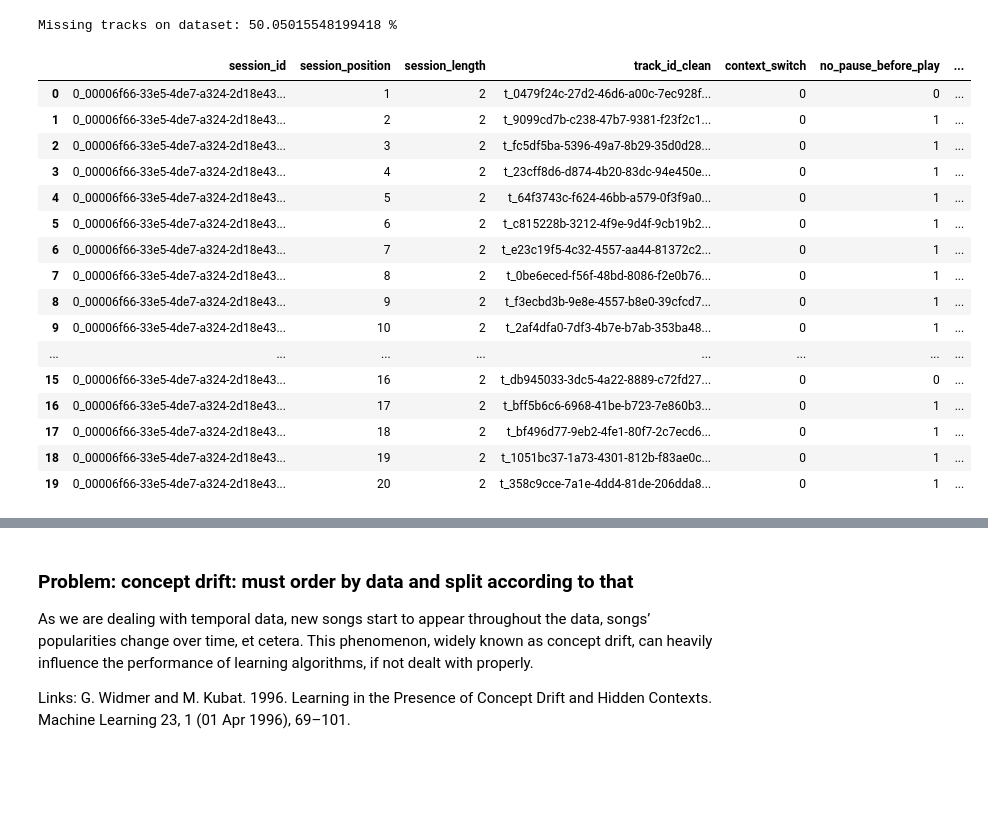
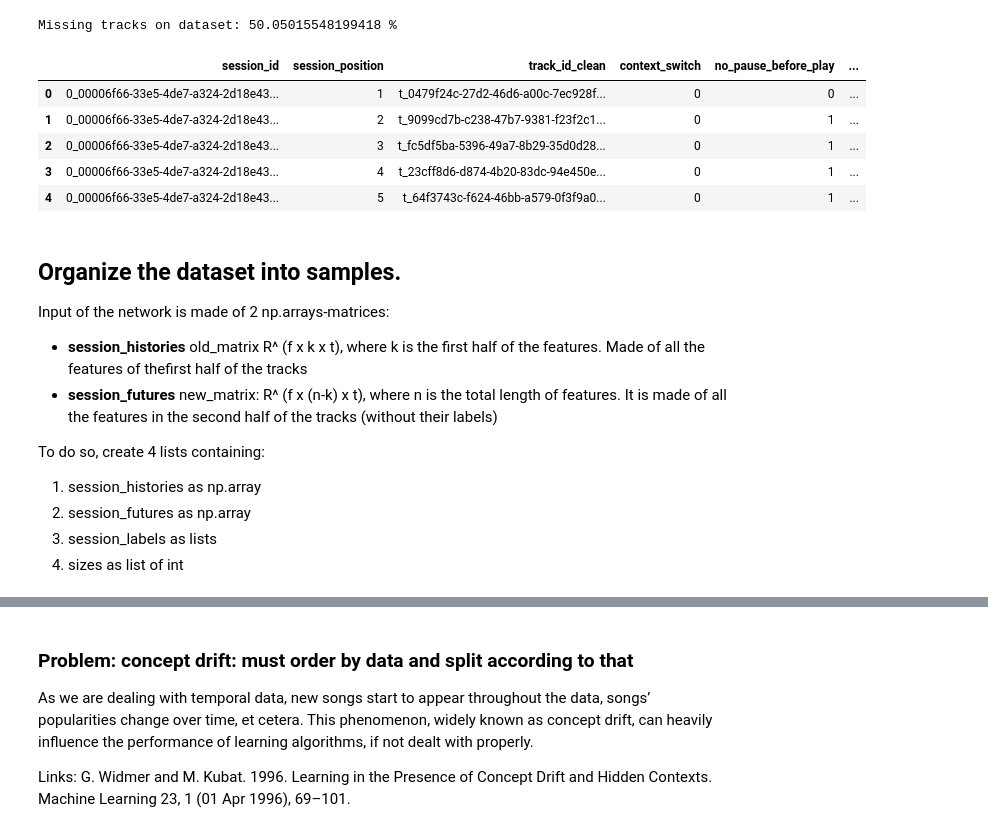
Before and after one commit to danmontesi/ScalableMLDL-KTH, a Jupyter notebook: Project/SpotifySkipPrediction.ipynb, the cells around one changed output, grey strips where cells are left out. Cells and saved outputs as stored; diff of their text form; code cells hidden in the pictures; blank space fills up the shorter version.

Commit message:
Complete dataset, partially complete some feature engineering

```diff
--- a/Project/SpotifySkipPrediction.ipynb
+++ b/Project/SpotifySkipPrediction.ipynb
@@ -365,22 +375,11 @@ tf.drop("track_id", axis=1, inplace=True)
 # %%
 dataset = data.merge(tf, on = 'track_id_clean', how = 'left')
 # %%
-dataset.head(20)
+dataset.head()
 # %% [output]
-|  | session_id | session_position | session_length | track_id_clean | context_switch | no_pause_before_play | ... |
-| 0 | 0_00006f66-33e5-4de7-a324-2d18e43... | 1 | 2 | t_0479f24c-27d2-46d6-a00c-7ec928f... | 0 | 0 | ... |
-| 1 | 0_00006f66-33e5-4de7-a324-2d18e43... | 2 | 2 | t_9099cd7b-c238-47b7-9381-f23f2c1... | 0 | 1 | ... |
-| 2 | 0_00006f66-33e5-4de7-a324-2d18e43... | 3 | 2 | t_fc5df5ba-5396-49a7-8b29-35d0d28... | 0 | 1 | ... |
-| 3 | 0_00006f66-33e5-4de7-a324-2d18e43... | 4 | 2 | t_23cff8d6-d874-4b20-83dc-94e450e... | 0 | 1 | ... |
-| 4 | 0_00006f66-33e5-4de7-a324-2d18e43... | 5 | 2 | t_64f3743c-f624-46bb-a579-0f3f9a0... | 0 | 1 | ... |
-| 5 | 0_00006f66-33e5-4de7-a324-2d18e43... | 6 | 2 | t_c815228b-3212-4f9e-9d4f-9cb19b2... | 0 | 1 | ... |
-| 6 | 0_00006f66-33e5-4de7-a324-2d18e43... | 7 | 2 | t_e23c19f5-4c32-4557-aa44-81372c2... | 0 | 1 | ... |
-| 7 | 0_00006f66-33e5-4de7-a324-2d18e43... | 8 | 2 | t_0be6eced-f56f-48bd-8086-f2e0b76... | 0 | 1 | ... |
-| 8 | 0_00006f66-33e5-4de7-a324-2d18e43... | 9 | 2 | t_f3ecbd3b-9e8e-4557-b8e0-39cfcd7... | 0 | 1 | ... |
-| 9 | 0_00006f66-33e5-4de7-a324-2d18e43... | 10 | 2 | t_2af4dfa0-7df3-4b7e-b7ab-353ba48... | 0 | 1 | ... |
-| ... | ... | ... | ... | ... | ... | ... | ... |
-| 15 | 0_00006f66-33e5-4de7-a324-2d18e43... | 16 | 2 | t_db945033-3dc5-4a22-8889-c72fd27... | 0 | 0 | ... |
-| 16 | 0_00006f66-33e5-4de7-a324-2d18e43... | 17 | 2 | t_bff5b6c6-6968-41be-b723-7e860b3... | 0 | 1 | ... |
-| 17 | 0_00006f66-33e5-4de7-a324-2d18e43... | 18 | 2 | t_bf496d77-9eb2-4fe1-80f7-2c7ecd6... | 0 | 1 | ... |
-| 18 | 0_00006f66-33e5-4de7-a324-2d18e43... | 19 | 2 | t_1051bc37-1a73-4301-812b-f83ae0c... | 0 | 1 | ... |
-| 19 | 0_00006f66-33e5-4de7-a324-2d18e43... | 20 | 2 | t_358c9cce-7a1e-4dd4-81de-206dda8... | 0 | 1 | ... |
+|  | session_id | session_position | track_id_clean | context_switch | no_pause_before_play | ... |
+| 0 | 0_00006f66-33e5-4de7-a324-2d18e43... | 1 | t_0479f24c-27d2-46d6-a00c-7ec928f... | 0 | 0 | ... |
+| 1 | 0_00006f66-33e5-4de7-a324-2d18e43... | 2 | t_9099cd7b-c238-47b7-9381-f23f2c1... | 0 | 1 | ... |
+| 2 | 0_00006f66-33e5-4de7-a324-2d18e43... | 3 | t_fc5df5ba-5396-49a7-8b29-35d0d28... | 0 | 1 | ... |
+| 3 | 0_00006f66-33e5-4de7-a324-2d18e43... | 4 | t_23cff8d6-d874-4b20-83dc-94e450e... | 0 | 1 | ... |
+| 4 | 0_00006f66-33e5-4de7-a324-2d18e43... | 5 | t_64f3743c-f624-46bb-a579-0f3f9a0... | 0 | 1 | ... |
@@ -386,0 +388,12 @@ dataset.head(20)
+# %% [markdown]
+## Organize the dataset into samples.
+
+Input of the network is made of 2 np.arrays-matrices:
+- **session_histories** old_matrix R^ (f x k x t), where k is the first half of the features. Made of all the features of thefirst half of the tracks
+- **session_futures** new_matrix: R^ (f x (n-k) x t), where n is the total length of features. It is made of all the features in the second half of the tracks (without their labels)
+
+To do so, create 4 lists containing:
+1. session_histories as np.array
+2. session_futures as np.array
+3. session_labels as lists
+4. sizes as list of int
```
Also changed, not shown: parts of 14 cells of this notebook.
